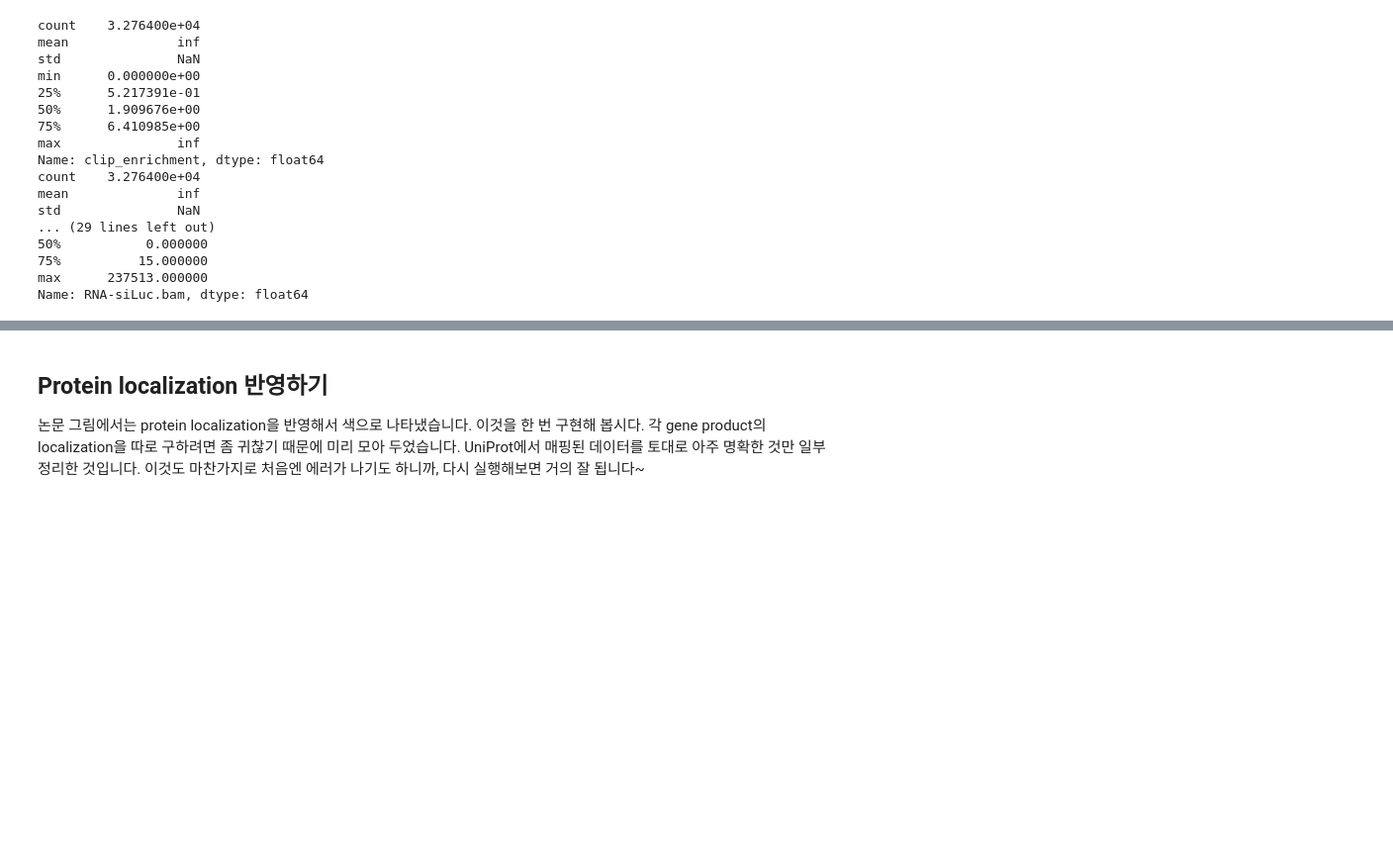
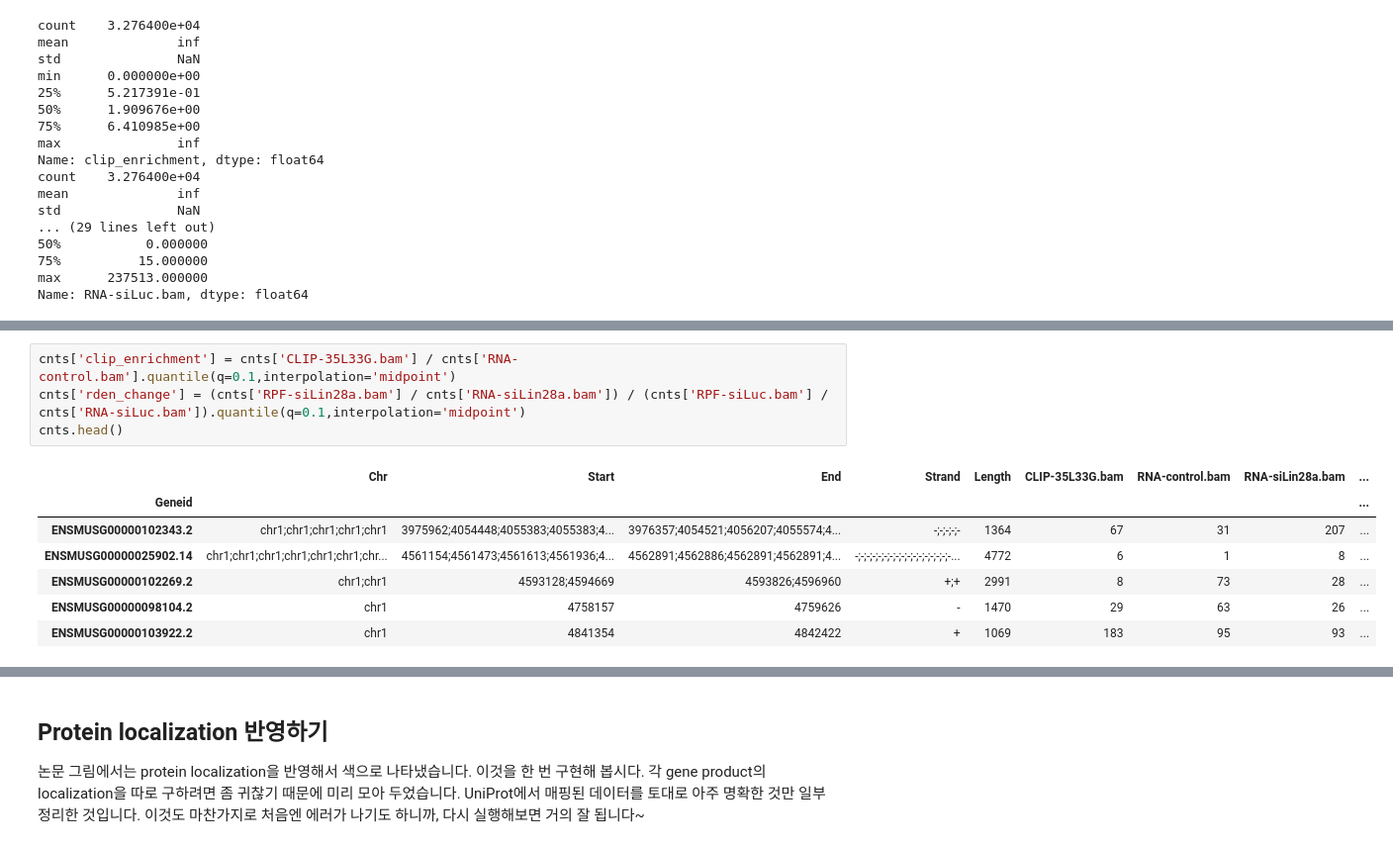
Before and after one commit to WoobeenJeong/miRNA_motif_finding, a Jupyter notebook: CoLab_TermProj_2023_1.ipynb, the cells around one changed output, grey strips where cells are left out. Shown at 99% size. Cells and saved outputs as stored; diff of their text form; blank space fills up the shorter version.

```diff
--- a/CoLab_TermProj_2023_1.ipynb
+++ b/CoLab_TermProj_2023_1.ipynb
@@ -327,6 +334,18 @@ Try using .loc[row_indexer,col_indexer] = value instead
 
 See the caveats in the documentation: https://pandas.pydata.org/pandas-docs/stable/user_guide/indexing.html#returning-a-view-versus-a-copy
   cnts_rden['rden_change'] = (cnts_rden['RPF-siLin28a.bam'] / cnts_rden['RNA-siLin28a.bam']) / (cnts_rden['RPF-siLuc.bam'] / cnts_rden['RNA-siLuc.bam'])
+# %%
+cnts['clip_enrichment'] = cnts['CLIP-35L33G.bam'] / cnts['RNA-control.bam'].quantile(q=0.1,interpolation='midpoint')
+cnts['rden_change'] = (cnts['RPF-siLin28a.bam'] / cnts['RNA-siLin28a.bam']) / (cnts['RPF-siLuc.bam'] / cnts['RNA-siLuc.bam']).quantile(q=0.1,interpolation='midpoint')
+cnts.head()
+# %% [output]
+|  | Chr | Start | End | Strand | Length | CLIP-35L33G.bam | RNA-control.bam | RNA-siLin28a.bam | ... |
+| Geneid |  |  |  |  |  |  |  |  | ... |
+| ENSMUSG00000102343.2 | chr1;chr1;chr1;chr1;chr1 | 3975962;4054448;4055383;4055383;4... | 3976357;4054521;4056207;4055574;4... | -;-;-;-;- | 1364 | 67 | 31 | 207 | ... |
+| ENSMUSG00000025902.14 | chr1;chr1;chr1;chr1;chr1;chr1;chr... | 4561154;4561473;4561613;4561936;4... | 4562891;4562886;4562891;4562891;4... | -;-;-;-;-;-;-;-;-;-;-;-;-;-;-;-;-... | 4772 | 6 | 1 | 8 | ... |
+| ENSMUSG00000102269.2 | chr1;chr1 | 4593128;4594669 | 4593826;4596960 | +;+ | 2991 | 8 | 73 | 28 | ... |
+| ENSMUSG00000098104.2 | chr1 | 4758157 | 4759626 | - | 1470 | 29 | 63 | 26 | ... |
+| ENSMUSG00000103922.2 | chr1 | 4841354 | 4842422 | + | 1069 | 183 | 95 | 93 | ... |
 # %%
 cnts = cnts[~(cnts['clip_enrichment'].isna() | cnts['clip_enrichment'].isin([np.inf, -np.inf]))]
 cnts = cnts[~(cnts['rden_change'].isna() | cnts['rden_change'].isin([np.inf, -np.inf]))]
```
Also changed, not shown: parts of 6 cells of this notebook.
